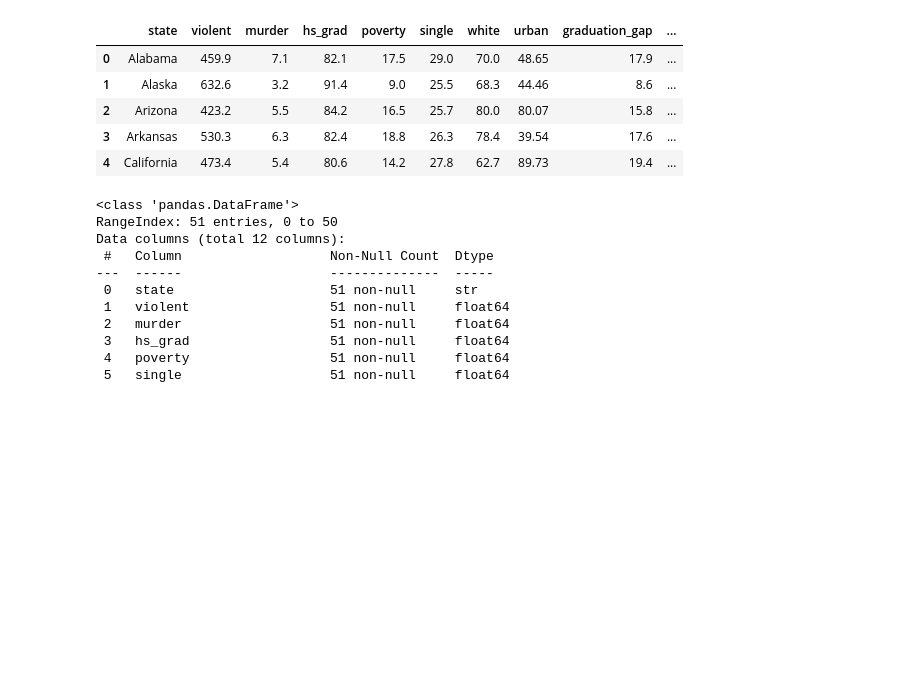
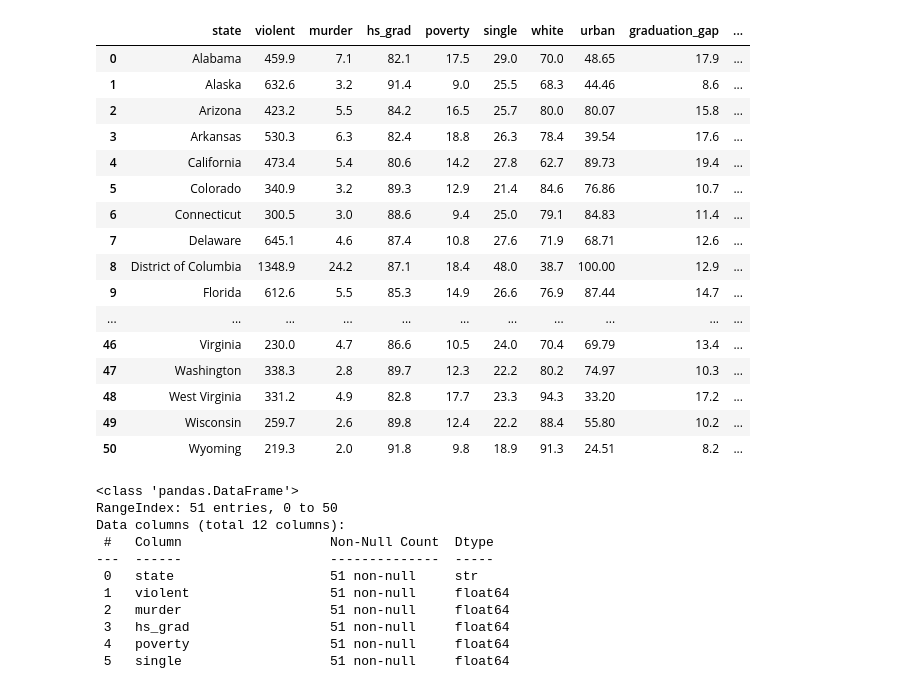
Before and after one commit to Rishiraj1994/LogicMojo-AI-ML-Jan26-rishiraj19, a Jupyter notebook: US_StateCrime_Project.ipynb, the cells around one changed output. Saved outputs shown, nothing was run; the diff lists cells and outputs as text; code cells hidden in the pictures; blank space fills up the shorter version.

```diff
--- a/US_StateCrime_Project.ipynb
+++ b/US_StateCrime_Project.ipynb
@@ -6,14 +6,25 @@ import seaborn as sns
 # %%
 data=pd.read_csv('state_crime.csv')
 # %%
-data.head()
+data
 # %% [output]
 |  | state | violent | murder | hs_grad | poverty | single | white | urban | graduation_gap | ... |
 | 0 | Alabama | 459.9 | 7.1 | 82.1 | 17.5 | 29.0 | 70.0 | 48.65 | 17.9 | ... |
 | 1 | Alaska | 632.6 | 3.2 | 91.4 | 9.0 | 25.5 | 68.3 | 44.46 | 8.6 | ... |
 | 2 | Arizona | 423.2 | 5.5 | 84.2 | 16.5 | 25.7 | 80.0 | 80.07 | 15.8 | ... |
 | 3 | Arkansas | 530.3 | 6.3 | 82.4 | 18.8 | 26.3 | 78.4 | 39.54 | 17.6 | ... |
 | 4 | California | 473.4 | 5.4 | 80.6 | 14.2 | 27.8 | 62.7 | 89.73 | 19.4 | ... |
+| 5 | Colorado | 340.9 | 3.2 | 89.3 | 12.9 | 21.4 | 84.6 | 76.86 | 10.7 | ... |
+| 6 | Connecticut | 300.5 | 3.0 | 88.6 | 9.4 | 25.0 | 79.1 | 84.83 | 11.4 | ... |
+| 7 | Delaware | 645.1 | 4.6 | 87.4 | 10.8 | 27.6 | 71.9 | 68.71 | 12.6 | ... |
+| 8 | District of Columbia | 1348.9 | 24.2 | 87.1 | 18.4 | 48.0 | 38.7 | 100.00 | 12.9 | ... |
+| 9 | Florida | 612.6 | 5.5 | 85.3 | 14.9 | 26.6 | 76.9 | 87.44 | 14.7 | ... |
+| ... | ... | ... | ... | ... | ... | ... | ... | ... | ... | ... |
+| 46 | Virginia | 230.0 | 4.7 | 86.6 | 10.5 | 24.0 | 70.4 | 69.79 | 13.4 | ... |
+| 47 | Washington | 338.3 | 2.8 | 89.7 | 12.3 | 22.2 | 80.2 | 74.97 | 10.3 | ... |
+| 48 | West Virginia | 331.2 | 4.9 | 82.8 | 17.7 | 23.3 | 94.3 | 33.20 | 17.2 | ... |
+| 49 | Wisconsin | 259.7 | 2.6 | 89.8 | 12.4 | 22.2 | 88.4 | 55.80 | 10.2 | ... |
+| 50 | Wyoming | 219.3 | 2.0 | 91.8 | 9.8 | 18.9 | 91.3 | 24.51 | 8.2 | ... |
 # %%
 data.info()
 # %% [output]
```
Also changed, not shown: parts of 15 cells of this notebook.
